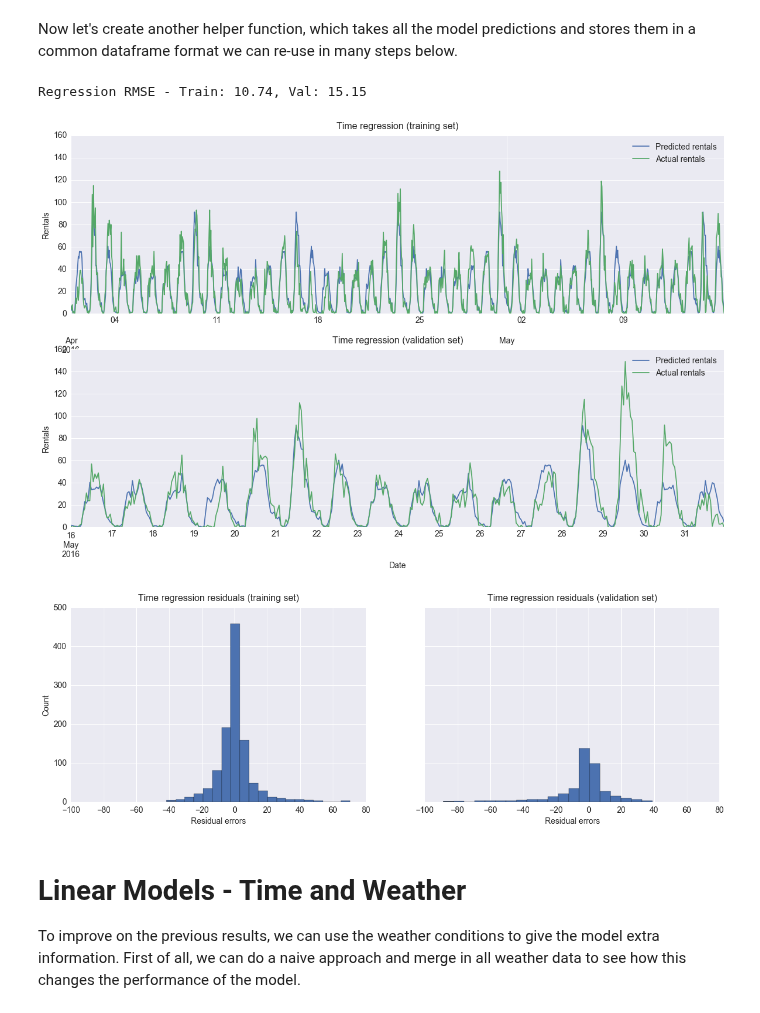
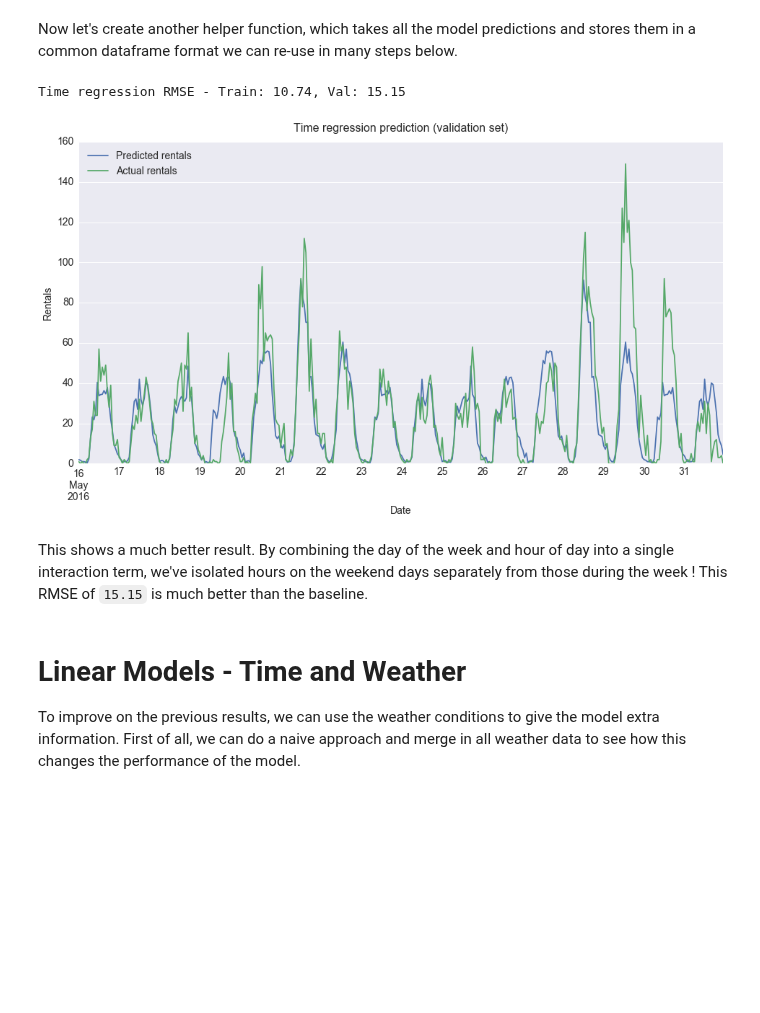
Before and after one commit to timgasser/bcycle-austin, a Jupyter notebook: notebooks/bcycle_hourly_rental_models.ipynb, the cells around one changed output. Saved outputs shown, nothing was run; the diff lists cells and outputs as text; code cells hidden in the pictures; blank space fills up the shorter version.

```diff
--- a/notebooks/bcycle_hourly_rental_models.ipynb
+++ b/notebooks/bcycle_hourly_rental_models.ipynb
@@ -414,33 +447,35 @@ Now let's create another helper function, which takes all the model predictions
 # %%
 def df_from_results(index_train, y_train, y_train_pred, index_val, y_val, y_val_pred):
 
     train_dict = dict()
     val_dict = dict()
 
     train_dict['true'] = y_train
     train_dict['pred'] = y_train_pred
 
     val_dict['true'] = y_val
     val_dict['pred'] = y_val_pred
 
     train_df = pd.DataFrame(train_dict)
     val_df = pd.DataFrame(val_dict)
 
     train_df.index = index_train
     val_df.index = index_val
 
     return train_df, val_df
 
 
 reg_result_train_df, reg_result_val_df = df_from_results(train_df.index, y_train, y_train_pred,
                                                          val_df.index, y_val, y_val_pred)
 
-print('Regression RMSE - Train: {:.2f}, Val: {:.2f}'.format(reg_train_rmse, reg_val_rmse))
-plot_results(reg_result_train_df, reg_result_val_df, 'pred', 'true', title='Time regression')
+print('Time regression RMSE - Train: {:.2f}, Val: {:.2f}'.format(reg_train_rmse, reg_val_rmse))
+# plot_results(reg_result_train_df, reg_result_val_df, 'pred', 'true', title='Time regression')
+plot_val(reg_result_val_df, 'pred', 'true', title='Time regression prediction')
 # %% [output]
-Regression RMSE - Train: 10.74, Val: 15.15
+Time regression RMSE - Train: 10.74, Val: 15.15
-[figure, old version]
+[figure, new version]
-[figure, removed]
+# %% [markdown]
+This shows a much better result. By combining the day of the week and hour of day into a single interaction term, we've isolated hours on the weekend days separately from those during the week ! This RMSE of `15.15` is much better than the baseline.
 # %% [markdown]
 # Linear Models - Time and Weather
 
```
Also changed, not shown: parts of 33 cells of this notebook, 2 other files.
